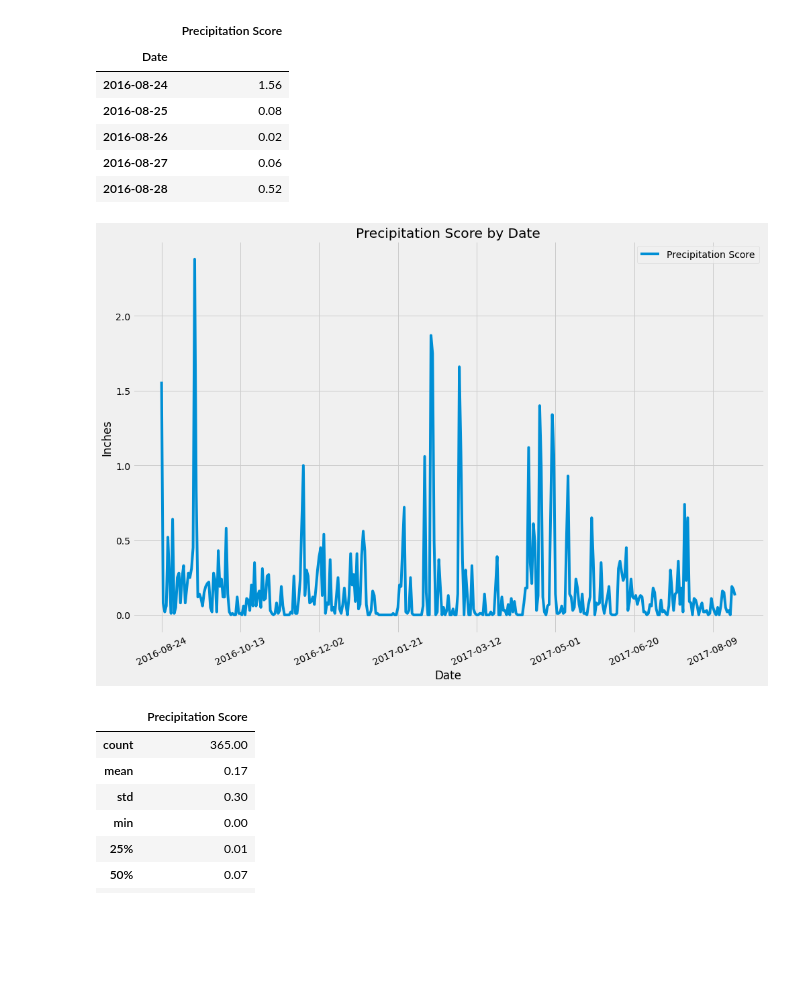
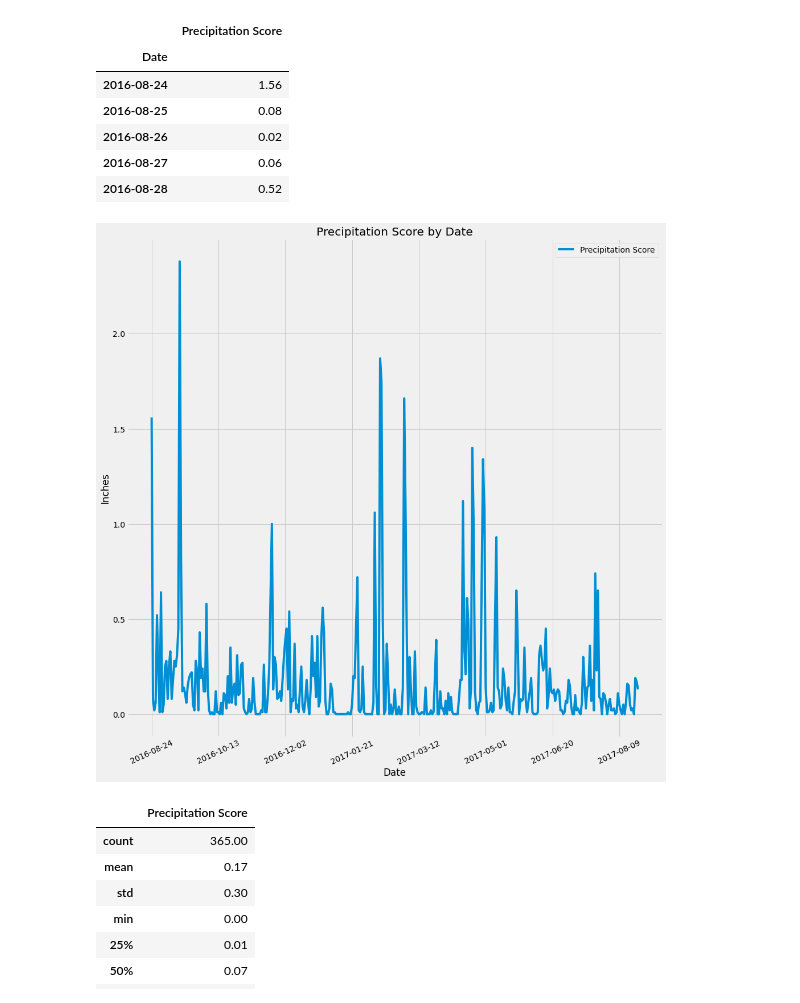
Before and after one commit to cveras33/climate-analysis-exploration, a Jupyter notebook: climate_starter.ipynb, the cells around one changed output. Drawn from its saved outputs; the diff is of its cells as text; code cells hidden in the pictures; blank space fills up the shorter version.

Commit message:
Fixing image formatting

```diff
--- a/climate_starter.ipynb
+++ b/climate_starter.ipynb
@@ -94,15 +94,15 @@ data_precrip_scores_df.head()
 | 2016-08-28 | 0.52 |
 # %%
 # Use Pandas Plotting with Matplotlib to plot the data
-data_precrip_scores_df.plot(figsize = (15,10))
+data_precrip_scores_df.plot(figsize = (15,15))
 plt.xticks(rotation = 25)
 plt.legend(loc = "upper right")
 plt.ylabel("Inches")
 plt.title("Precipitation Score by Date")
 plt.savefig("Images/prcp_score_by_date")
 plt.show()
 # %% [output]
-[figure, old version]
+[figure, new version]
 # %%
 # Use Pandas to calcualte the summary statistics for the precipitation data
 data_precrip_scores_df.describe().round(2)
```
Also changed, not shown: 1 other file.
